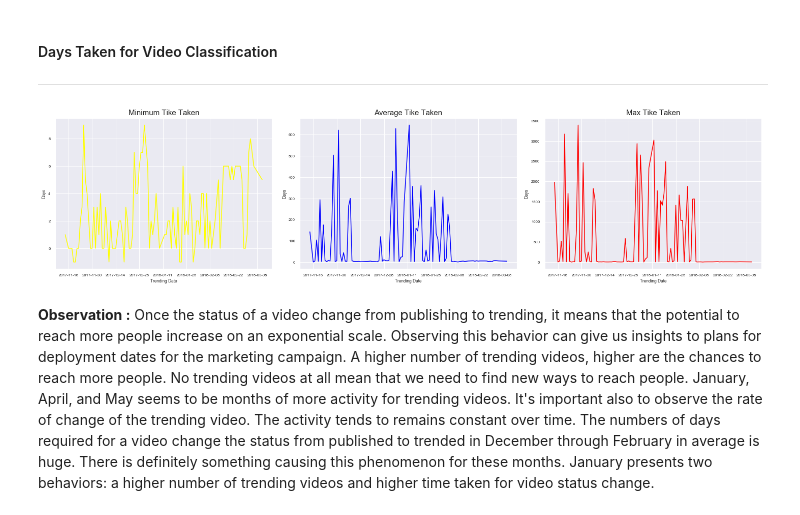
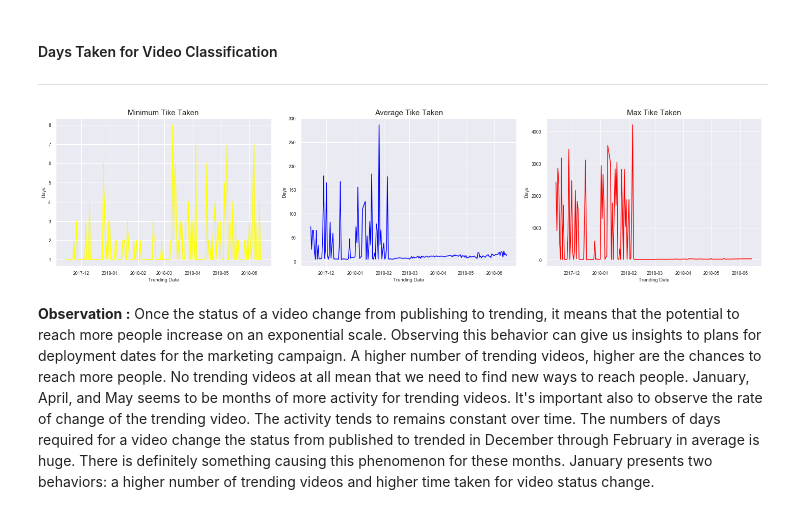
Before and after one commit to buddyguy423/DataScienceProject1, a Jupyter notebook: documents/analysis/videos/alex/Videos Analysis.ipynb, the cells around one changed output. Drawn from its saved outputs; the diff is of its cells as text; code cells hidden in the pictures.

```diff
--- a/documents/analysis/videos/alex/Videos Analysis.ipynb
+++ b/documents/analysis/videos/alex/Videos Analysis.ipynb
@@ -293,13 +293,13 @@ _____
 # %%
 df_publish = df_unique[['trending_date', 'publish_time']].copy(deep=True)
 df_publish['time_taken'] = (df_publish['trending_date'] - df_publish['publish_time']).dt.days
-cond [df_publish['time_taken'] > 0]
+cond = df_publish['time_taken'] > 0
 
 df_publish_summary = df_publish[cond].groupby(by='trending_date', as_index=False).agg({
                                                                                     'time_taken' : ['min', 'mean', 'max']
                                                                                 })
 fig = plt.figure(figsize=(20, 5))
-sns.set(font_scale=0.7)
+sns.set(font_scale=0.8)
 
 ax1 = fig.add_subplot(1, 3, 1)
 ax2 = fig.add_subplot(1, 3, 2)
@@ -307,34 +307,34 @@ ax3 = fig.add_subplot(1, 3, 3)
 
 
 ax1 = sns.lineplot(x=df_publish_summary['trending_date'], y=df_publish_summary['time_taken']['min'], color='yellow', ax=ax1)
 ax1.set_xlim(auto=True)
 ax1.set_ylim(auto=True)
 
 ax1.set_title('Minimum Tike Taken', fontsize=15)
 ax1.set_xlabel('Trending Date')
 ax1.set_ylabel('Days')
 
 ax2 = sns.lineplot(x=df_publish_summary['trending_date'], y=df_publish_summary['time_taken']['mean'], color='blue', ax=ax2)
 ax2.set_xlim(auto=True)
 ax2.set_ylim(auto=True)
 
 ax2.set_title('Average Tike Taken', fontsize=15)
 ax2.set_xlabel('Trending Date')
 ax2.set_ylabel('Days')
 
 ax2 = sns.lineplot(x=df_publish_summary['trending_date'], y=df_publish_summary['time_taken']['max'], color='red', ax=ax3)
 ax2.set_xlim(auto=True)
 ax2.set_ylim(auto=True)
 
 ax2.set_title('Max Tike Taken', fontsize=15)
 ax2.set_xlabel('Trending Date')
 ax2.set_ylabel('Days')
 
 
 plt.tight_layout()
 plt.show()
 # %% [output]
-[figure, old version]
+[figure, new version]
 # %% [markdown]
 **Observation :** Once the status of a video change from publishing to trending, it means that the potential to reach more people increase on an exponential scale. Observing this behavior can give us insights to plans for deployment dates for the marketing campaign.  A higher number of trending videos, higher are the chances to reach more people.  No trending videos at all mean that we need to find new ways to reach people.  January, April, and May seems to be months of more activity for trending videos. It's important also to observe the rate of change of the trending video. The activity tends to remains constant over time. The numbers of days required for a video change the status from published to trended in December through February in average is huge. There is definitely something causing this phenomenon for these months. January presents two behaviors: a higher number of trending videos and higher time taken for video status change.
 # %% [markdown]
```
Also changed, not shown: parts of 10 cells of this notebook.
